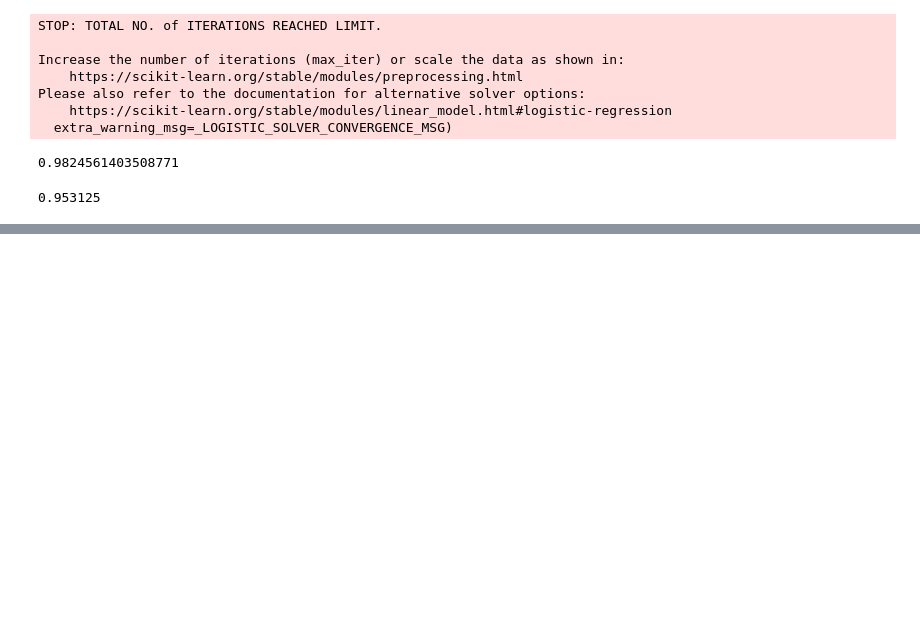
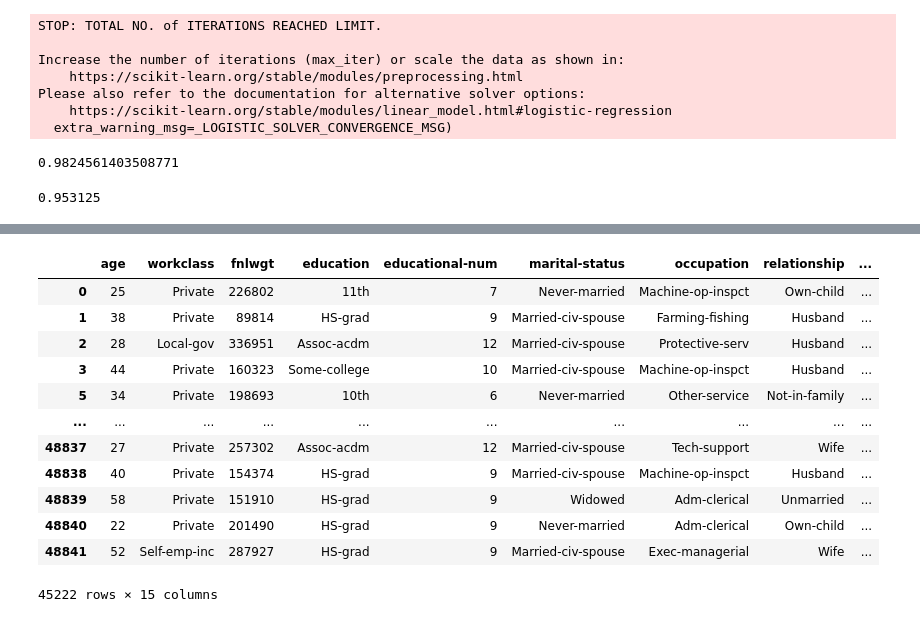
Before and after one commit to cliffzhou92/UCI_MATH_10, a Jupyter notebook: lecture/lec_11/Lecture 11.ipynb, the cells around one changed output, grey strips where cells are left out. Saved outputs shown, nothing was run; the diff lists cells and outputs as text; code cells hidden in the pictures; blank space fills up the shorter version.

```diff
--- a/lecture/lec_11/Lecture 11.ipynb
+++ b/lecture/lec_11/Lecture 11.ipynb
@@ -215,0 +584,4 @@ It's very normal that our result is different with sklearn. In sklearn [logistic
+# %%
+from numpy import nan
+df = df.replace('?',nan) #dealing with missing values -- ? in original dataset
+df.head()
@@ -215,0 +595,17 @@ It's very normal that our result is different with sklearn. In sklearn [logistic
+# %%
+df.dropna(inplace = True) # drop missing values
+df
+# %% [output]
+|  | age | workclass | fnlwgt | education | educational-num | marital-status | occupation | relationship | ... |
+| 0 | 25 | Private | 226802 | 11th | 7 | Never-married | Machine-op-inspct | Own-child | ... |
+| 1 | 38 | Private | 89814 | HS-grad | 9 | Married-civ-spouse | Farming-fishing | Husband | ... |
+| 2 | 28 | Local-gov | 336951 | Assoc-acdm | 12 | Married-civ-spouse | Protective-serv | Husband | ... |
+| 3 | 44 | Private | 160323 | Some-college | 10 | Married-civ-spouse | Machine-op-inspct | Husband | ... |
+| 5 | 34 | Private | 198693 | 10th | 6 | Never-married | Other-service | Not-in-family | ... |
+| ... | ... | ... | ... | ... | ... | ... | ... | ... | ... |
+| 48837 | 27 | Private | 257302 | Assoc-acdm | 12 | Married-civ-spouse | Tech-support | Wife | ... |
+| 48838 | 40 | Private | 154374 | HS-grad | 9 | Married-civ-spouse | Machine-op-inspct | Husband | ... |
+| 48839 | 58 | Private | 151910 | HS-grad | 9 | Widowed | Adm-clerical | Unmarried | ... |
+| 48840 | 22 | Private | 201490 | HS-grad | 9 | Never-married | Adm-clerical | Own-child | ... |
+| 48841 | 52 | Self-emp-inc | 287927 | HS-grad | 9 | Married-civ-spouse | Exec-managerial | Wife | ... |
+45222 rows × 15 columns
```
Also changed, not shown: parts of 35 cells of this notebook, 2 other files.
